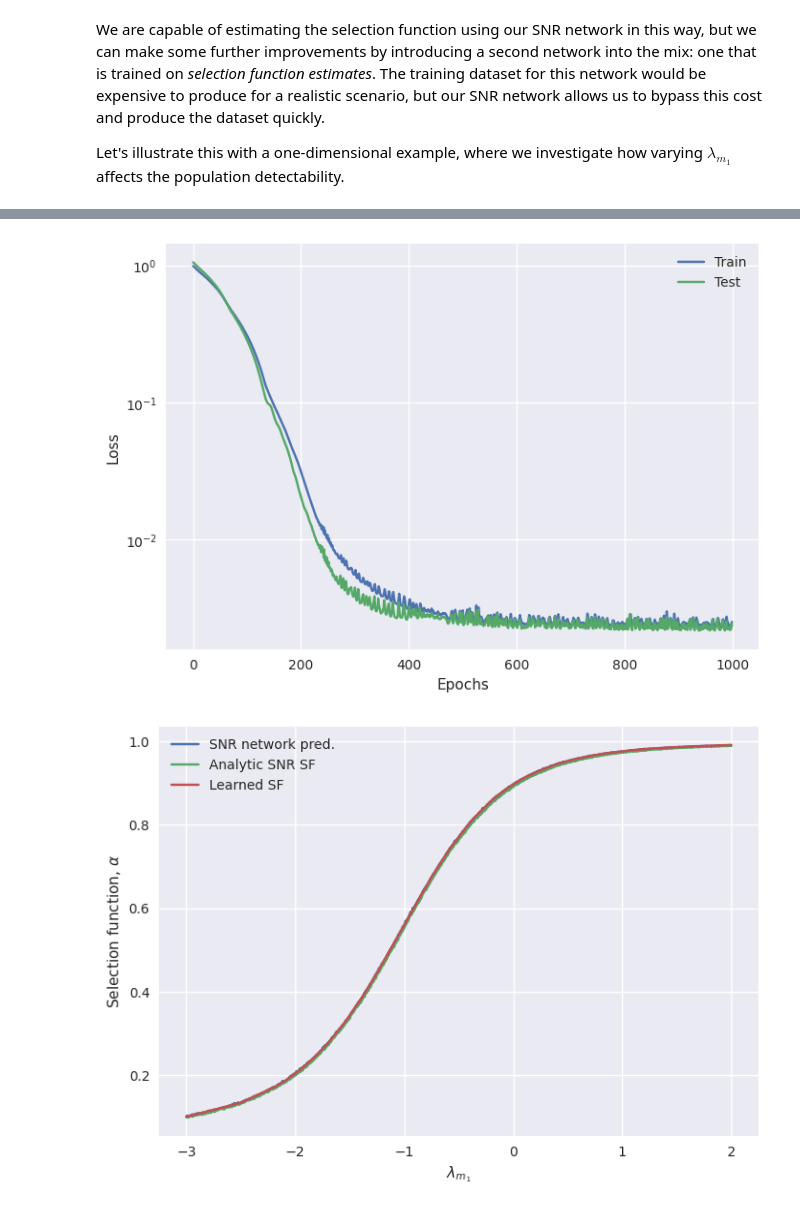
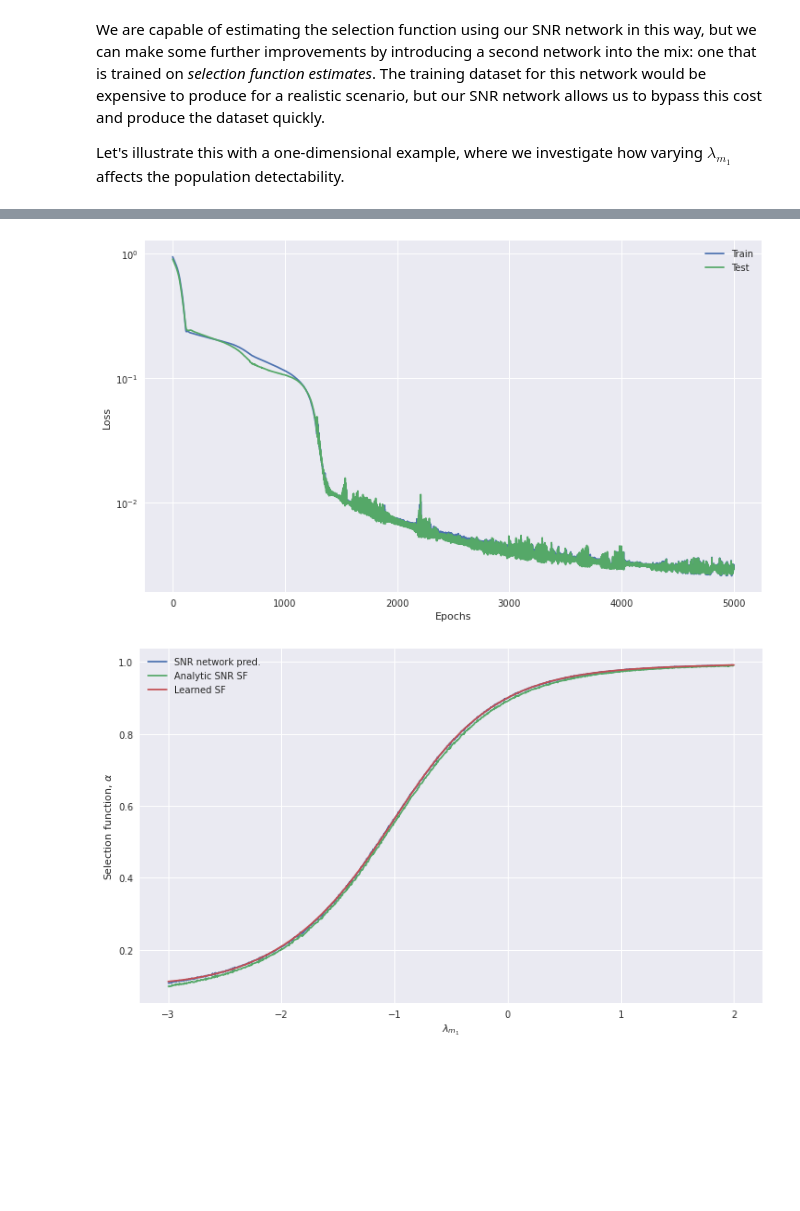
Before and after one commit to cchapmanbird/poplar, a Jupyter notebook: examples/end_to_end_example.ipynb, the cells around one changed output, grey strips where cells are left out. Drawn from its saved outputs; the diff is of its cells as text; code cells hidden in the pictures; blank space fills up the shorter version.

```diff
--- a/examples/end_to_end_example.ipynb
+++ b/examples/end_to_end_example.ipynb
@@ -53,7 +54,7 @@ We're going to consider masses in the range [1, 100] $M_\odot$, angles in the ra
 
 Let's generate a dataset of SNRs in this prior range, and our neural network to be trained on these SNRs. As SNR scales inversely with luminosity distance (which is obviously true for our analytic example, but is also true in general), we can factorise this out and train on the remaining parameters. To ensure that the network output is positive definite, we train on $\log(\rho)$.
 # %%
-n_train = int(1e6)  # number of training examples
+n_train = int(2e5)  # number of training examples
 
 # sample from our priors
 m1 = np.random.uniform(1, 100, n_train)
@@ -74,11 +75,11 @@ model = LinearModel(
     in_features=4,
     out_features=1,
     neurons=[128, 128, 128, 128],
-    activation=torch.nn.ReLU,
+    activation=torch.nn.SiLU,
     rescaler=rescaler
 )
 
-model.to(device)
+model.set_device(device)
 # %%
 train_up_to = int(0.9 * n_train)
 xtrain, xtest, ytrain, ytest = train_test_split([xdata, ydata], 0.9)
@@ -141,7 +140,7 @@ class PopulationDistribution:
 
     def pdf(self, x):
         m1params = x['m1']
-        return self.distributions['m1'].pdf(self.data['m1'], m1params['lam'], m1params['xlow'], m1params['xhigh'])
+        return self.distributions['m1'].pdf(self.data['m1'], **m1params)
 
     def draw_samples(self, x, size):
         out = {}
@@ -206,18 +204,18 @@ selection_function_model = LinearModel(
     1,
     1,
     [128, 128, 128],
-    activation=torch.nn.ReLU,
+    activation=torch.nn.SiLU,
     rescaler=rescaler2
 )
 
-selection_function_model.to(device)
+selection_function_model.set_device(device)
 
 sel_xtrain, sel_xtest, sel_ytrain, sel_ytest = train_test_split([sel_xdata, sel_ydata], 0.9)
 
 train(
     selection_function_model,
     [sel_xtrain, sel_ytrain, sel_xtest, sel_ytest],
-    n_epochs=1000,
+    n_epochs=5000,
     n_batches=1,
     optimiser = torch.optim.Adam(selection_function_model.parameters(), lr=1e-4),
     loss_function=torch.nn.L1Loss(),
@@ -228,25 +226,23 @@ Epoch: 999 | Train loss: 2.507e-03 | Test loss: 2.341e-03 (Lowest: 2.162e-03)
 Training complete - saving.
 # %%
-with plt.style.context("seaborn"):
-    loss_plot(selection_function_model.loss_curves[0], selection_function_model.loss_curves[1])
+_ = loss_plot(selection_function_model.loss_curves[0], selection_function_model.loss_curves[1])
 # %% [output]
-[figure, old version]
+[figure, new version]
 # %%
 lambda_m1_testvec = torch.linspace(-3, 2, int(1e3), device=device)[:,None]
 sel_pred = selection_function_model.run_on_dataset(lambda_m1_testvec)
 # %%
 sort_inds = np.argsort(lambda_m1s)
-with plt.style.context("seaborn"):
-    plt.plot(lambda_m1s[sort_inds], torch.as_tensor(selection_functions).numpy()[sort_inds], label='SNR network pred.')
-    plt.plot(lambda_m1s[sort_inds], np.array(true_selection_functions)[sort_inds], label='Analytic SNR SF')
-    plt.plot(lambda_m1_testvec.cpu().numpy(), sel_pred.cpu().numpy(), label='Learned SF')
-    plt.legend()
-    plt.ylabel(r'Selection function, $\alpha$')
-    plt.xlabel(r'$\lambda_{m_1}$')
-    plt.legend()
+plt.plot(lambda_m1s[sort_inds], torch.as_tensor(selection_functions).numpy()[sort_inds], label='SNR network pred.')
+plt.plot(lambda_m1s[sort_inds], np.array(true_selection_functions)[sort_inds], label='Analytic SNR SF')
+plt.plot(lambda_m1_testvec.cpu().numpy(), sel_pred.cpu().numpy(), label='Learned SF')
+plt.legend()
+plt.ylabel(r'Selection function, $\alpha$')
+plt.xlabel(r'$\lambda_{m_1}$')
+plt.legend()
 plt.show()
 # %% [output]
-[figure, old version]
+[figure, new version]
 # %% [markdown]
 This trained selection function network is now ready to be used in population inference to deliver rapid estimates of the selection function at low additional computational cost.
 
```
Also changed, not shown: parts of 16 cells of this notebook, 8 other files.
